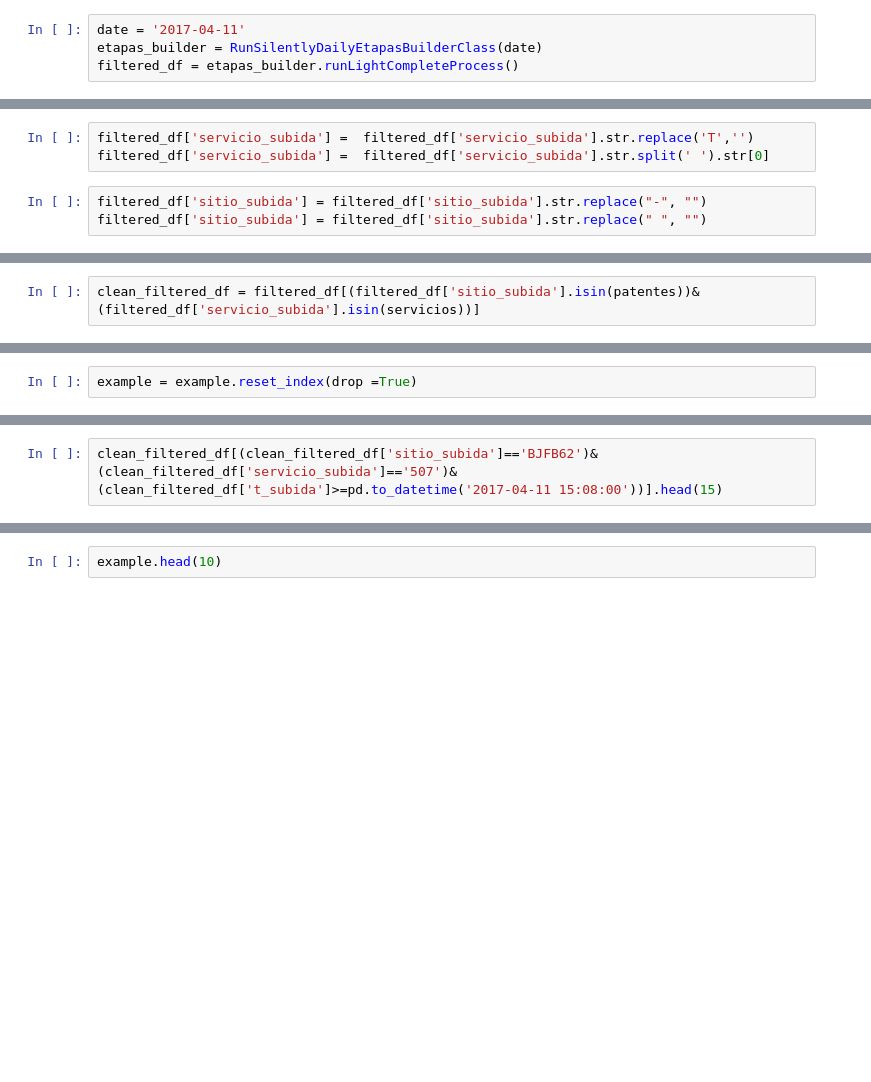
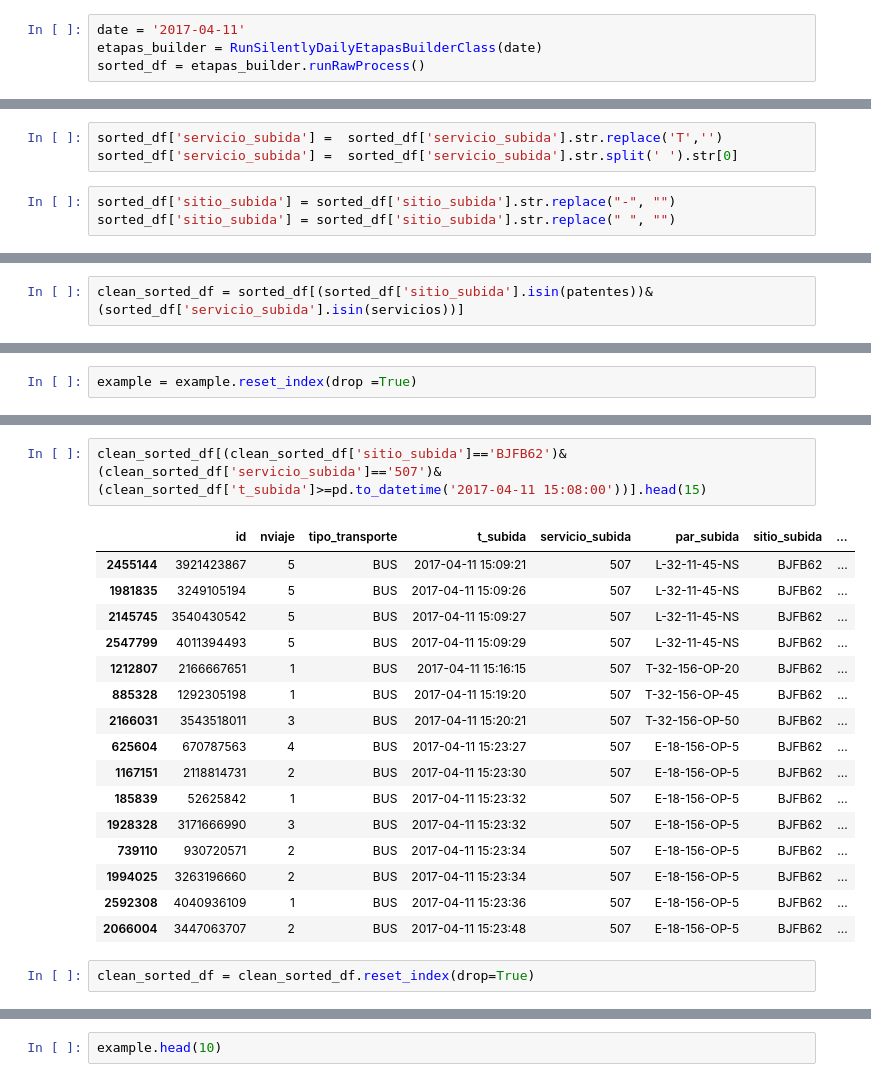
Before and after one commit to leocamus/TSAnalysis, a Jupyter notebook: TEST_MatchingUsers.ipynb, the cells around one changed output, grey strips where cells are left out. Saved outputs shown, nothing was run; the diff lists cells and outputs as text; blank space fills up the shorter version.

```diff
--- a/TEST_MatchingUsers.ipynb
+++ b/TEST_MatchingUsers.ipynb
@@ -114,4 +134,4 @@ from RunSilentlyDailyEtapasBuilder import RunSilentlyDailyEtapasBuilderClass
 # %%
 date = '2017-04-11'
 etapas_builder = RunSilentlyDailyEtapasBuilderClass(date)
-filtered_df = etapas_builder.runLightCompleteProcess()
+sorted_df = etapas_builder.runRawProcess()
@@ -122,9 +146,9 @@ len(filtered_df.index)
 # %%
-filtered_df['servicio_subida'] =  filtered_df['servicio_subida'].str.replace('T','')
-filtered_df['servicio_subida'] =  filtered_df['servicio_subida'].str.split(' ').str[0]
+sorted_df['servicio_subida'] =  sorted_df['servicio_subida'].str.replace('T','')
+sorted_df['servicio_subida'] =  sorted_df['servicio_subida'].str.split(' ').str[0]
 # %%
-filtered_df['sitio_subida'] = filtered_df['sitio_subida'].str.replace("-", "")
-filtered_df['sitio_subida'] = filtered_df['sitio_subida'].str.replace(" ", "")
+sorted_df['sitio_subida'] = sorted_df['sitio_subida'].str.replace("-", "")
+sorted_df['sitio_subida'] = sorted_df['sitio_subida'].str.replace(" ", "")
 # %% [markdown]
 * First: filter etapas by patentes and servicios surveyed in evasion ddbb so to reduce search space
 # %%
@@ -133,4 +157,4 @@ patentes = patentes.tolist()
 servicios = example['SERVICIO'].unique()
 servicios = servicios.tolist()
 # %%
-clean_filtered_df = filtered_df[(filtered_df['sitio_subida'].isin(patentes))&(filtered_df['servicio_subida'].isin(servicios))]
+clean_sorted_df = sorted_df[(sorted_df['sitio_subida'].isin(patentes))&(sorted_df['servicio_subida'].isin(servicios))]
@@ -151,2 +208,21 @@ example.head(8)
 # %%
-clean_filtered_df[(clean_filtered_df['sitio_subida']=='BJFB62')&(clean_filtered_df['servicio_subida']=='507')&(clean_filtered_df['t_subida']>=pd.to_datetime('2017-04-11 15:08:00'))].head(15)
+clean_sorted_df[(clean_sorted_df['sitio_subida']=='BJFB62')&(clean_sorted_df['servicio_subida']=='507')&(clean_sorted_df['t_subida']>=pd.to_datetime('2017-04-11 15:08:00'))].head(15)
+# %% [output]
+|  | id | nviaje | tipo_transporte | t_subida | servicio_subida | par_subida | sitio_subida | ... |
+| 2455144 | 3921423867 | 5 | BUS | 2017-04-11 15:09:21 | 507 | L-32-11-45-NS | BJFB62 | ... |
+| 1981835 | 3249105194 | 5 | BUS | 2017-04-11 15:09:26 | 507 | L-32-11-45-NS | BJFB62 | ... |
+| 2145745 | 3540430542 | 5 | BUS | 2017-04-11 15:09:27 | 507 | L-32-11-45-NS | BJFB62 | ... |
+| 2547799 | 4011394493 | 5 | BUS | 2017-04-11 15:09:29 | 507 | L-32-11-45-NS | BJFB62 | ... |
+| 1212807 | 2166667651 | 1 | BUS | 2017-04-11 15:16:15 | 507 | T-32-156-OP-20 | BJFB62 | ... |
+| 885328 | 1292305198 | 1 | BUS | 2017-04-11 15:19:20 | 507 | T-32-156-OP-45 | BJFB62 | ... |
+| 2166031 | 3543518011 | 3 | BUS | 2017-04-11 15:20:21 | 507 | T-32-156-OP-50 | BJFB62 | ... |
+| 625604 | 670787563 | 4 | BUS | 2017-04-11 15:23:27 | 507 | E-18-156-OP-5 | BJFB62 | ... |
+| 1167151 | 2118814731 | 2 | BUS | 2017-04-11 15:23:30 | 507 | E-18-156-OP-5 | BJFB62 | ... |
+| 185839 | 52625842 | 1 | BUS | 2017-04-11 15:23:32 | 507 | E-18-156-OP-5 | BJFB62 | ... |
+| 1928328 | 3171666990 | 3 | BUS | 2017-04-11 15:23:32 | 507 | E-18-156-OP-5 | BJFB62 | ... |
+| 739110 | 930720571 | 2 | BUS | 2017-04-11 15:23:34 | 507 | E-18-156-OP-5 | BJFB62 | ... |
+| 1994025 | 3263196660 | 2 | BUS | 2017-04-11 15:23:34 | 507 | E-18-156-OP-5 | BJFB62 | ... |
+| 2592308 | 4040936109 | 1 | BUS | 2017-04-11 15:23:36 | 507 | E-18-156-OP-5 | BJFB62 | ... |
+| 2066004 | 3447063707 | 2 | BUS | 2017-04-11 15:23:48 | 507 | E-18-156-OP-5 | BJFB62 | ... |
+# %%
+clean_sorted_df = clean_sorted_df.reset_index(drop=True)
```
Also changed, not shown: parts of 29 cells of this notebook, 1 other file.
